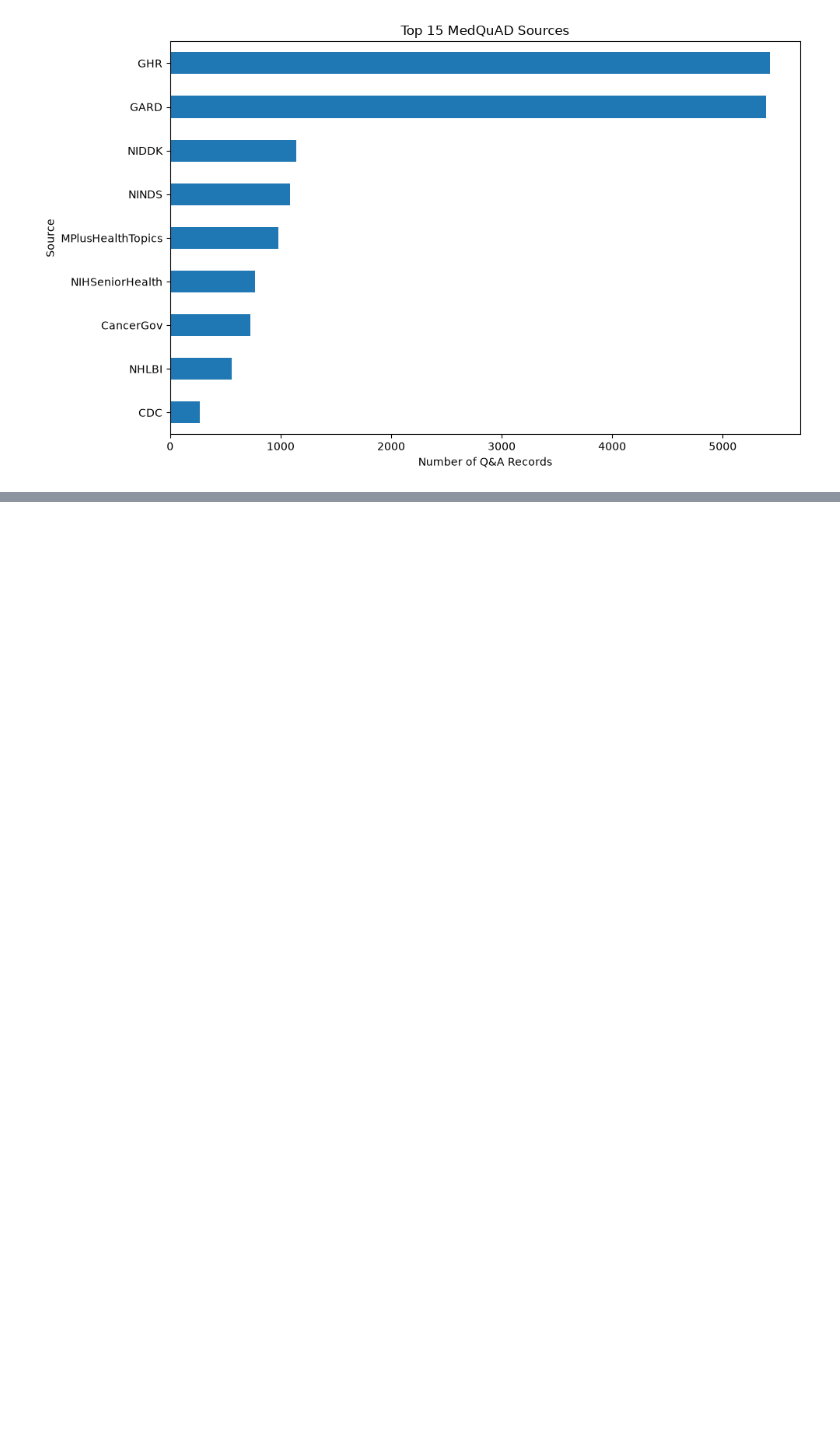
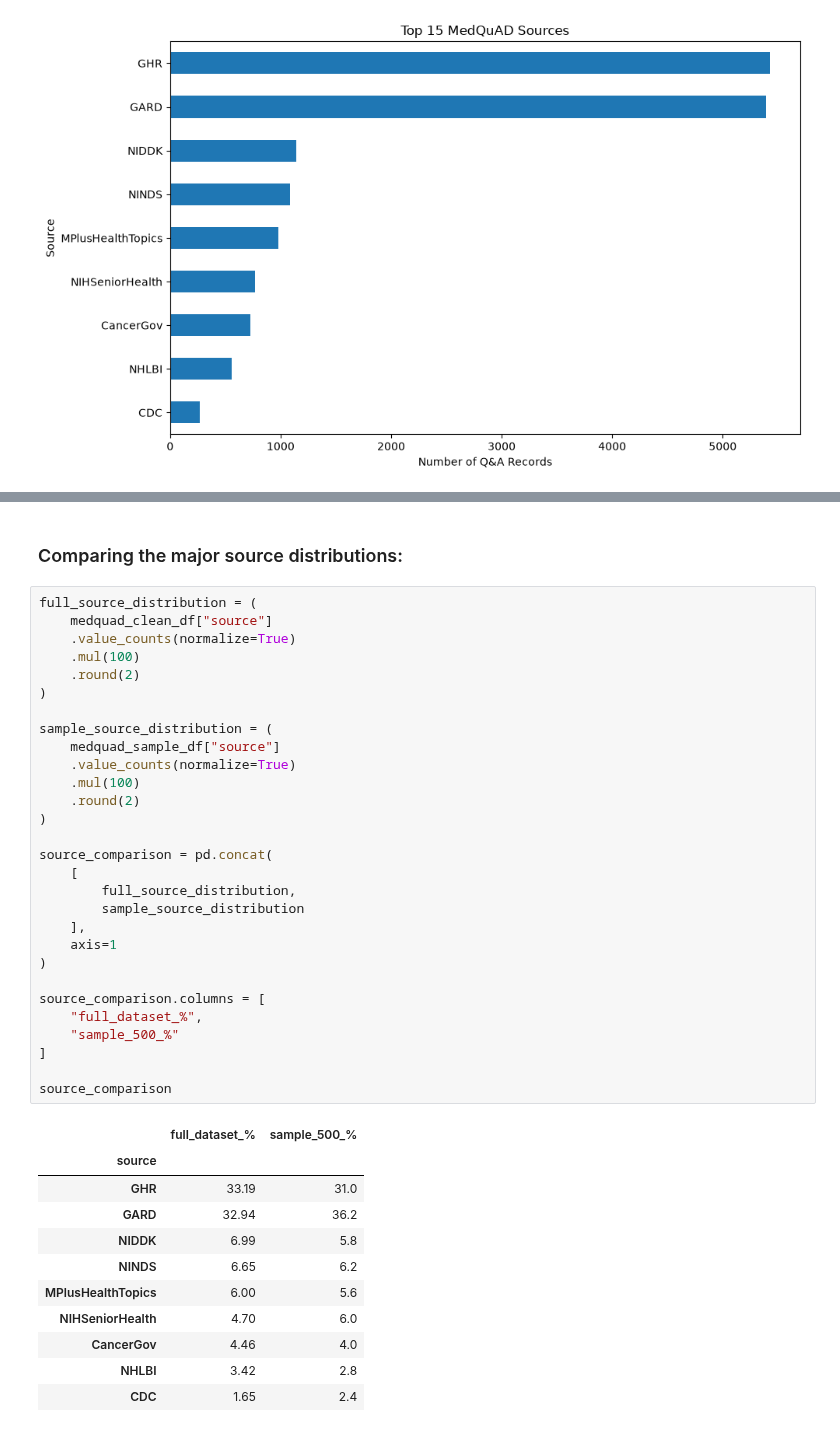
Before and after one commit to McChandra/medical_chatbot, a Jupyter notebook: test.ipynb, the cells around one changed output, grey strips where cells are left out. Drawn from its saved outputs; the diff is of its cells as text; blank space fills up the shorter version.

```diff
--- a/test.ipynb
+++ b/test.ipynb
@@ -291,0 +324,43 @@ fig
+# %% [markdown]
+### Comparing the major source distributions:
+# %%
+full_source_distribution = (
+    medquad_clean_df["source"]
+    .value_counts(normalize=True)
+    .mul(100)
+    .round(2)
+)
+
+sample_source_distribution = (
+    medquad_sample_df["source"]
+    .value_counts(normalize=True)
+    .mul(100)
+    .round(2)
+)
+
+source_comparison = pd.concat(
+    [
+        full_source_distribution,
+        sample_source_distribution
+    ],
+    axis=1
+)
+
+source_comparison.columns = [
+    "full_dataset_%",
+    "sample_500_%"
+]
+
+source_comparison
+# %% [output]
+|  | full_dataset_% | sample_500_% |
+| source |  |  |
+| GHR | 33.19 | 31.0 |
+| GARD | 32.94 | 36.2 |
+| NIDDK | 6.99 | 5.8 |
+| NINDS | 6.65 | 6.2 |
+| MPlusHealthTopics | 6.00 | 5.6 |
+| NIHSeniorHealth | 4.70 | 6.0 |
+| CancerGov | 4.46 | 4.0 |
+| NHLBI | 3.42 | 2.8 |
+| CDC | 1.65 | 2.4 |
```
Also changed, not shown: parts of 20 cells of this notebook, 2 other files.
